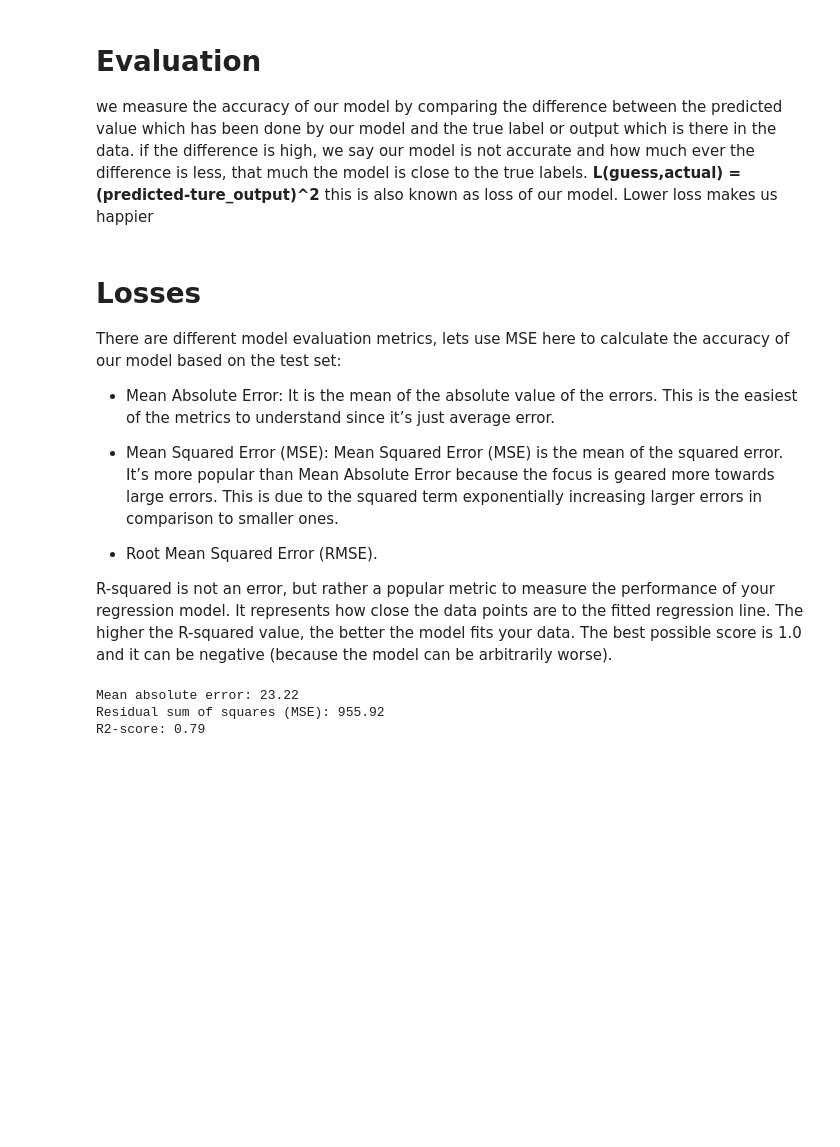
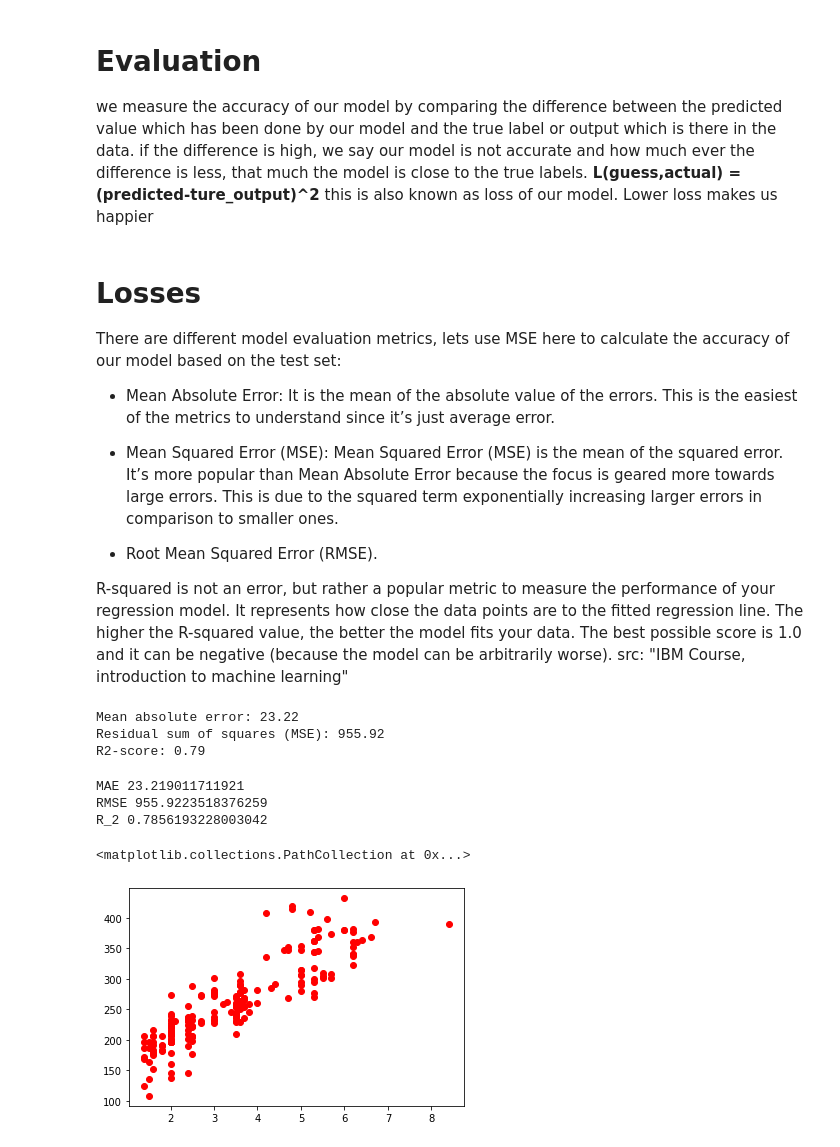
Before and after one commit to Lotfullah21/Machine-Learning, a Jupyter notebook: Regression.ipynb, the cells around one changed output. Drawn from its saved outputs; the diff is of its cells as text; code cells hidden in the pictures; blank space fills up the shorter version.

```diff
--- a/Regression.ipynb
+++ b/Regression.ipynb
@@ -248,7 +248,7 @@ There are different model evaluation metrics, lets use MSE here to calculate the
 
 * Root Mean Squared Error (RMSE).
 
-R-squared is not an error, but rather a popular metric to measure the performance of your regression model. It represents how close the data points are to the fitted regression line. The higher the R-squared value, the better the model fits your data. The best possible score is 1.0 and it can be negative (because the model can be arbitrarily worse).
+R-squared is not an error, but rather a popular metric to measure the performance of your regression model. It represents how close the data points are to the fitted regression line. The higher the R-squared value, the better the model fits your data. The best possible score is 1.0 and it can be negative (because the model can be arbitrarily worse). src: "IBM Course, introduction to machine learning"
 # %%
 from sklearn.metrics import r2_score
 
@@ -263,3 +263,23 @@ print("R2-score: %.2f" % r2_score(test_y , test_y_) )
 Mean absolute error: 23.22
 Residual sum of squares (MSE): 955.92
 R2-score: 0.79
+# %%
+from sklearn.metrics import r2_score
+test_x = np.asanyarray(test[['ENGINESIZE']])
+test_y = np.asanyarray(test[["CO2EMISSIONS"]])
+test_y_ = model.predict(test_x)
+MAE = np.mean(np.absolute(test_y_-test_y))
+RMS = np.mean((test_y_-test_y)**2)
+R_2 = r2_score(test_y , test_y_)
+print("MAE",MAE)
+print("RMSE",RMS)
+print("R_2",R_2)
+# %% [output]
+MAE 23.219011711921
+RMSE 955.9223518376259
+R_2 0.7856193228003042
+# %%
+plt.scatter(test.ENGINESIZE,test.CO2EMISSIONS,color="red")
+# %% [output]
+<matplotlib.collections.PathCollection at 0x...>
+[figure, added]
```
Also changed, not shown: parts of 1 cell of this notebook.
